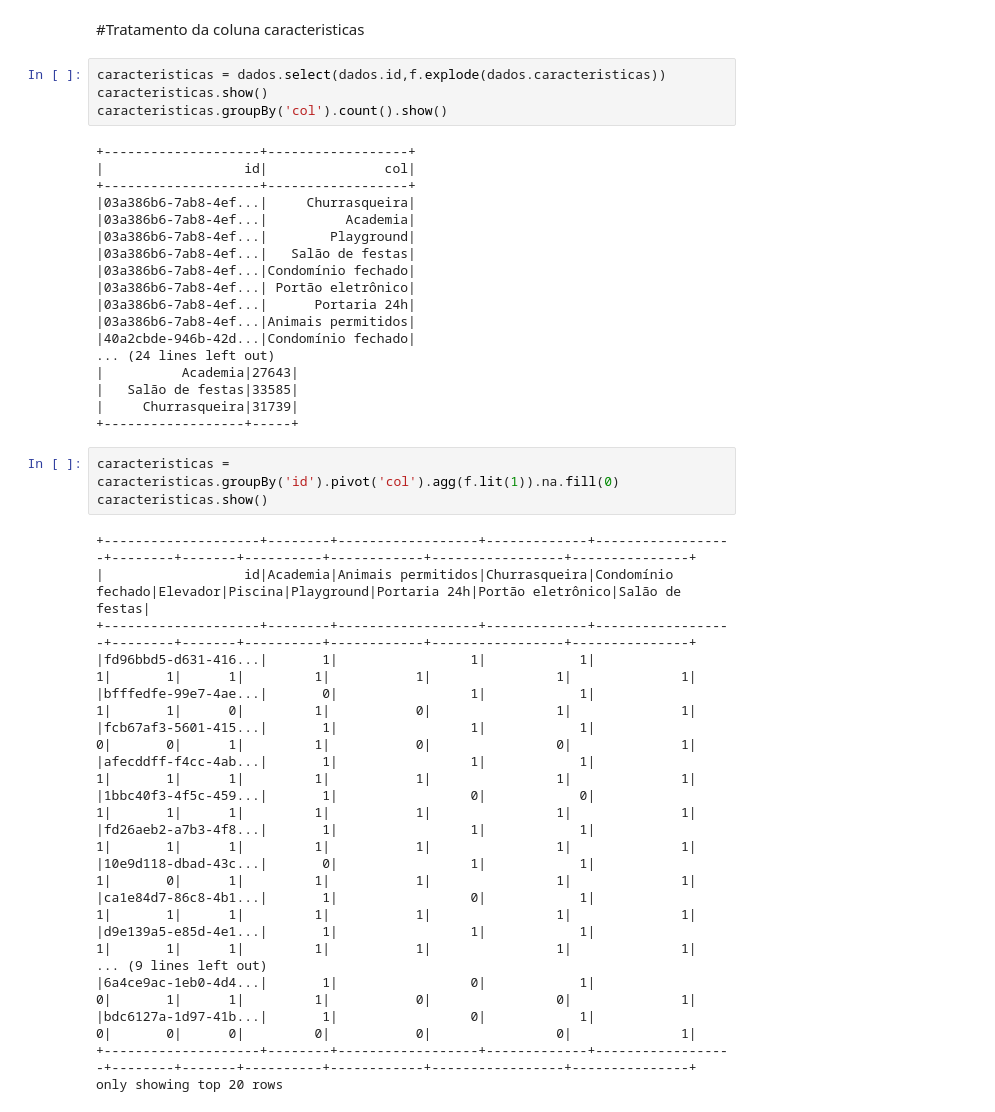
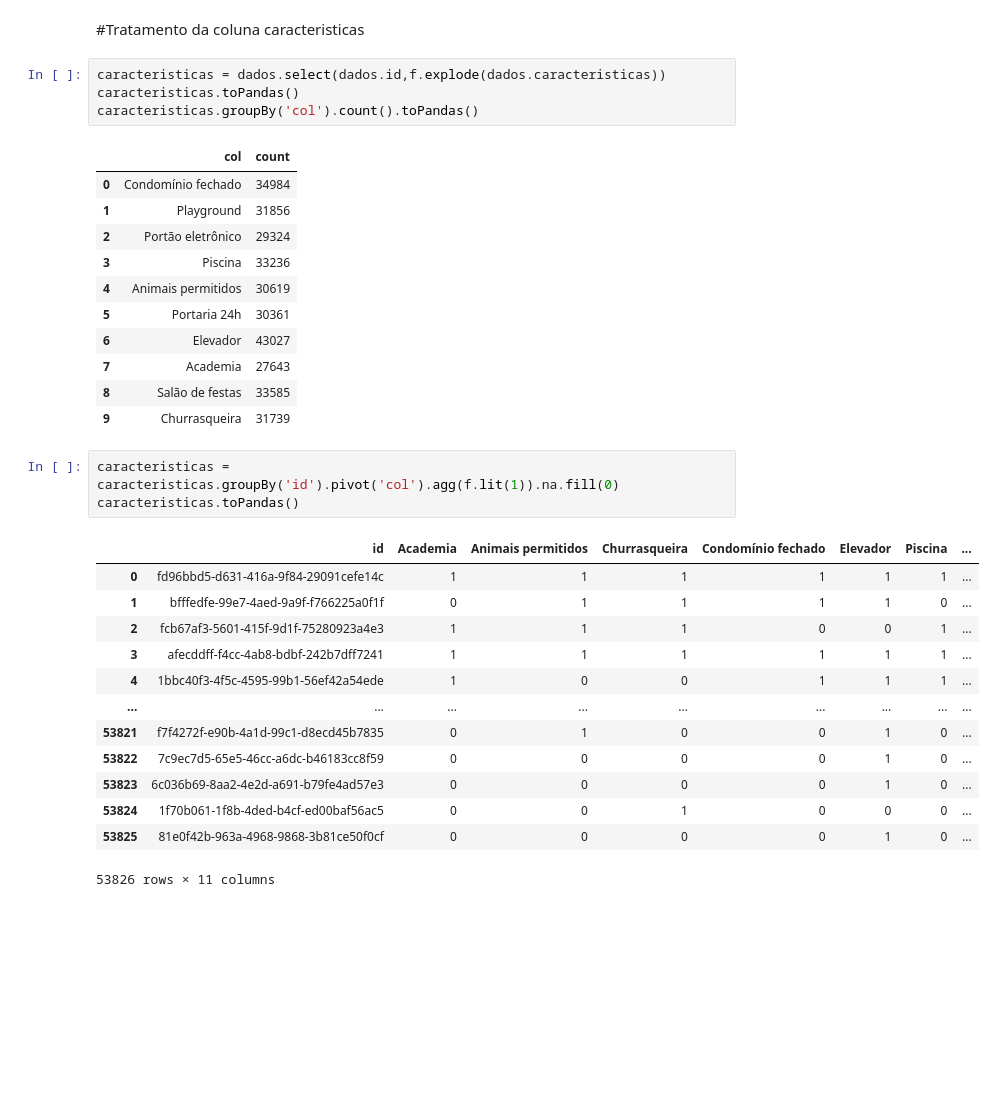
Before and after one commit to marceloviana1991/-Challenge-2-Data-Science_Projeto2d4-, a Jupyter notebook: Challenge_dados_2.ipynb, the cells around one changed output. Saved outputs shown, nothing was run; the diff lists cells and outputs as text; blank space fills up the shorter version.

```diff
--- a/Challenge_dados_2.ipynb
+++ b/Challenge_dados_2.ipynb
@@ -162,45 +158,35 @@ root
 #Tratamento da coluna caracteristicas
 # %%
 caracteristicas = dados.select(dados.id,f.explode(dados.caracteristicas))
-caracteristicas.show()
-caracteristicas.groupBy('col').count().show()
+caracteristicas.toPandas()
+caracteristicas.groupBy('col').count().toPandas()
 # %% [output]
-+--------------------+------------------+
-|                  id|               col|
-+--------------------+------------------+
-|03a386b6-7ab8-4ef...|     Churrasqueira|
-|03a386b6-7ab8-4ef...|          Academia|
-|03a386b6-7ab8-4ef...|        Playground|
-|03a386b6-7ab8-4ef...|   Salão de festas|
-|03a386b6-7ab8-4ef...|Condomínio fechado|
-|03a386b6-7ab8-4ef...| Portão eletrônico|
-|03a386b6-7ab8-4ef...|      Portaria 24h|
-|03a386b6-7ab8-4ef...|Animais permitidos|
-|40a2cbde-946b-42d...|Condomínio fechado|
-... (24 lines left out)
-|          Academia|27643|
-|   Salão de festas|33585|
-|     Churrasqueira|31739|
-+------------------+-----+
+|  | col | count |
+| 0 | Condomínio fechado | 34984 |
+| 1 | Playground | 31856 |
+| 2 | Portão eletrônico | 29324 |
+| 3 | Piscina | 33236 |
+| 4 | Animais permitidos | 30619 |
+| 5 | Portaria 24h | 30361 |
+| 6 | Elevador | 43027 |
+| 7 | Academia | 27643 |
+| 8 | Salão de festas | 33585 |
+| 9 | Churrasqueira | 31739 |
 # %%
 caracteristicas = caracteristicas.groupBy('id').pivot('col').agg(f.lit(1)).na.fill(0)
-caracteristicas.show()
+caracteristicas.toPandas()
 # %% [output]
+|  | id | Academia | Animais permitidos | Churrasqueira | Condomínio fechado | Elevador | Piscina | ... |
+| 0 | fd96bbd5-d631-416a-9f84-29091cefe14c | 1 | 1 | 1 | 1 | 1 | 1 | ... |
+| 1 | bfffedfe-99e7-4aed-9a9f-f766225a0f1f | 0 | 1 | 1 | 1 | 1 | 0 | ... |
+| 2 | fcb67af3-5601-415f-9d1f-75280923a4e3 | 1 | 1 | 1 | 0 | 0 | 1 | ... |
+| 3 | afecddff-f4cc-4ab8-bdbf-242b7dff7241 | 1 | 1 | 1 | 1 | 1 | 1 | ... |
+| 4 | 1bbc40f3-4f5c-4595-99b1-56ef42a54ede | 1 | 0 | 0 | 1 | 1 | 1 | ... |
+| ... | ... | ... | ... | ... | ... | ... | ... | ... |
+| 53821 | f7f4272f-e90b-4a1d-99c1-d8ecd45b7835 | 0 | 1 | 0 | 0 | 1 | 0 | ... |
+| 53822 | 7c9ec7d5-65e5-46cc-a6dc-b46183cc8f59 | 0 | 0 | 0 | 0 | 1 | 0 | ... |
+| 53823 | 6c036b69-8aa2-4e2d-a691-b79fe4ad57e3 | 0 | 0 | 0 | 0 | 1 | 0 | ... |
+| 53824 | 1f70b061-1f8b-4ded-b4cf-ed00baf56ac5 | 0 | 0 | 1 | 0 | 0 | 0 | ... |
+| 53825 | 81e0f42b-963a-4968-9868-3b81ce50f0cf | 0 | 0 | 0 | 0 | 1 | 0 | ... |
-+--------------------+--------+------------------+-------------+------------------+--------+-------+----------+------------+-----------------+---------------+
-|                  id|Academia|Animais permitidos|Churrasqueira|Condomínio fechado|Elevador|Piscina|Playground|Portaria 24h|Portão eletrônico|Salão de festas|
-+--------------------+--------+------------------+-------------+------------------+--------+-------+----------+------------+-----------------+---------------+
-|fd96bbd5-d631-416...|       1|                 1|            1|                 1|       1|      1|         1|           1|                1|              1|
-|bfffedfe-99e7-4ae...|       0|                 1|            1|                 1|       1|      0|         1|           0|                1|              1|
-|fcb67af3-5601-415...|       1|                 1|            1|                 0|       0|      1|         1|           0|                0|              1|
-|afecddff-f4cc-4ab...|       1|                 1|            1|                 1|       1|      1|         1|           1|                1|              1|
-|1bbc40f3-4f5c-459...|       1|                 0|            0|                 1|       1|      1|         1|           1|                1|              1|
-|fd26aeb2-a7b3-4f8...|       1|                 1|            1|                 1|       1|      1|         1|           1|                1|              1|
-|10e9d118-dbad-43c...|       0|                 1|            1|                 1|       0|      1|         1|           1|                1|              1|
-|ca1e84d7-86c8-4b1...|       1|                 0|            1|                 1|       1|      1|         1|           1|                1|              1|
-|d9e139a5-e85d-4e1...|       1|                 1|            1|                 1|       1|      1|         1|           1|                1|              1|
-... (9 lines left out)
-|6a4ce9ac-1eb0-4d4...|       1|                 0|            1|                 0|       1|      1|         1|           0|                0|              1|
-|bdc6127a-1d97-41b...|       1|                 0|            1|                 0|       0|      0|         0|           0|                0|              1|
-+--------------------+--------+------------------+-------------+------------------+--------+-------+----------+------------+-----------------+---------------+
-only showing top 20 rows
+53826 rows × 11 columns
 # %%
```
Also changed, not shown: parts of 6 cells of this notebook.
